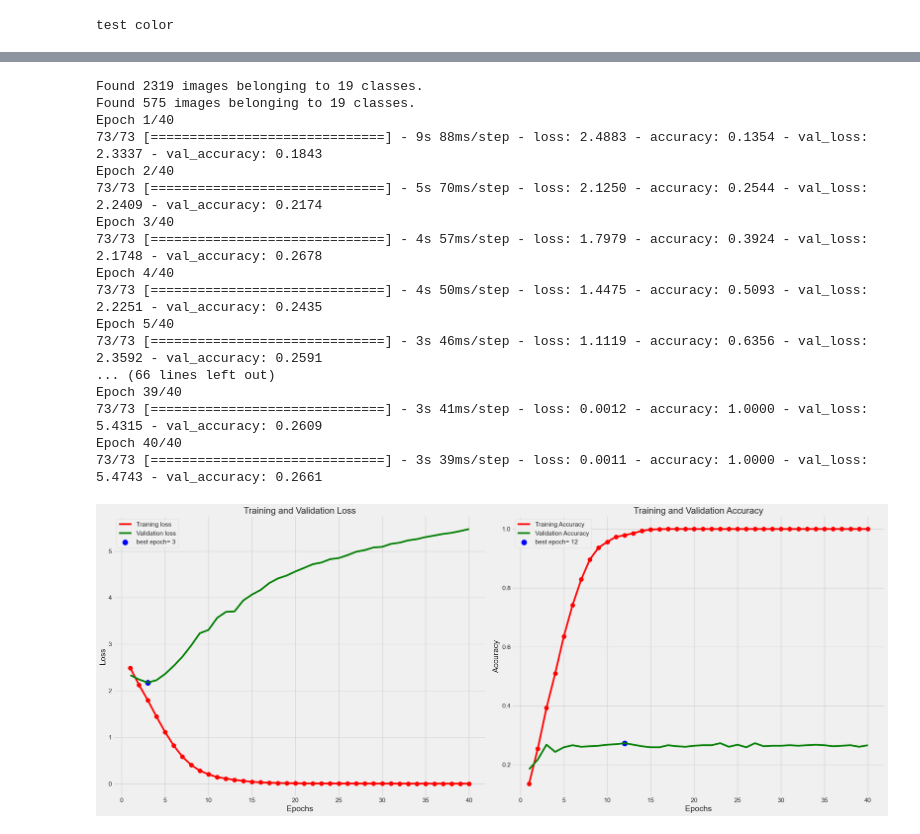
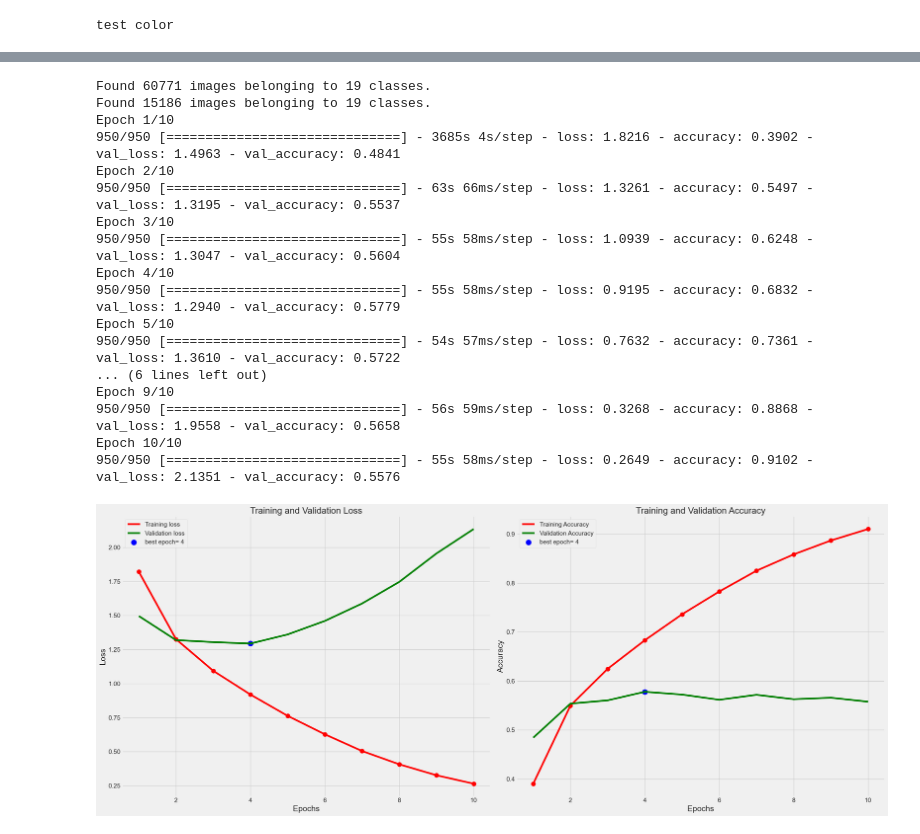
Before and after one commit to the-h-b/ckt_recognition, a Jupyter notebook: ckt_original.ipynb, the cells around one changed output, grey strips where cells are left out. Drawn from its saved outputs; the diff is of its cells as text; code cells hidden in the pictures.

```diff
--- a/ckt_original.ipynb
+++ b/ckt_original.ipynb
@@ -480,7 +480,7 @@ from tensorflow.keras.layers import Conv2D, MaxPooling2D, Flatten, Dense
 import matplotlib.pyplot as plt
 
 # Define the path to your dataset
-dataset_path = "E:\\Automatic-Circuit-Recognition-main\\trainData"
+dataset_path = "E:\\Research\\data\\train"
 
 # Set the image size
 img_size = (32, 32)
@@ -492,7 +492,7 @@ datagen = ImageDataGenerator(rescale=1./255, validation_split=0.2)
 train_gen = datagen.flow_from_directory(
     dataset_path,
     target_size=img_size,
-    batch_size=32,
+    batch_size=64,
     class_mode='categorical',
     subset='training',  # Use training subset
     seed=42,
@@ -502,7 +502,7 @@ train_gen = datagen.flow_from_directory(
 valid_gen = datagen.flow_from_directory(
     dataset_path,
     target_size=img_size,
-    batch_size=32,
+    batch_size=64,
     class_mode='categorical',
     subset='validation',  # Use validation subset
     seed=42,
@@ -522,7 +522,7 @@ model = Sequential([
 model.compile(optimizer='adam', loss='categorical_crossentropy', metrics=['accuracy'])
 
 # Train the model with your data and one-hot encoded labels
-epochs = 40  # Adjust as needed
+epochs = 10
 history = model.fit(train_gen, epochs=epochs, validation_data=valid_gen)
 
 def tr_plot(tr_data, start_epoch):
@@ -536,51 +536,51 @@ def tr_plot(tr_data, start_epoch):
     index_loss = np.argmin(vloss)  # this is the epoch with the lowest validation loss
     val_lowest = vloss[index_loss]
     index_acc = np.argmax(vacc)
     acc_highest = vacc[index_acc]
     plt.style.use('fivethirtyeight')
     sc_label = 'best epoch= ' + str(index_loss + 1 + start_epoch)
     vc_label = 'best epoch= ' + str(index_acc + 1 + start_epoch)
     fig, axes = plt.subplots(nrows=1, ncols=2, figsize=(25, 10))
     axes[0].plot(Epochs, tloss, 'r', label='Training loss')
     axes[0].plot(Epochs, vloss, 'g', label='Validation loss')
     axes[0].scatter(index_loss + 1 + start_epoch, val_lowest, s=150, c='blue', label=sc_label)
     axes[0].scatter(Epochs, tloss, s=100, c='red')
     axes[0].set_title('Training and Validation Loss')
     axes[0].set_xlabel('Epochs', fontsize=18)
     axes[0].set_ylabel('Loss', fontsize=18)
     axes[0].legend()
     axes[1].plot(Epochs, tacc, 'r', label='Training Accuracy')
     axes[1].scatter(Epochs, tacc, s=100, c='red')
     axes[1].plot(Epochs, vacc, 'g', label='Validation Accuracy')
     axes[1].scatter(index_acc + 1 + start_epoch, acc_highest, s=150, c='blue', label=vc_label)
     axes[1].set_title('Training and Validation Accuracy')
     axes[1].set_xlabel('Epochs', fontsize=18)
     axes[1].set_ylabel('Accuracy', fontsize=18)
     axes[1].legend()
     plt.tight_layout()
     plt.show()
     return index_loss
 
 loss_index = tr_plot(history, 0)
 # %% [output]
-Found 2319 images belonging to 19 classes.
-Found 575 images belonging to 19 classes.
-Epoch 1/40
-73/73 [==============================] - 9s 88ms/step - loss: 2.4883 - accuracy: 0.1354 - val_loss: 2.3337 - val_accuracy: 0.1843
-Epoch 2/40
-73/73 [==============================] - 5s 70ms/step - loss: 2.1250 - accuracy: 0.2544 - val_loss: 2.2409 - val_accuracy: 0.2174
-Epoch 3/40
-73/73 [==============================] - 4s 57ms/step - loss: 1.7979 - accuracy: 0.3924 - val_loss: 2.1748 - val_accuracy: 0.2678
-Epoch 4/40
-73/73 [==============================] - 4s 50ms/step - loss: 1.4475 - accuracy: 0.5093 - val_loss: 2.2251 - val_accuracy: 0.2435
-Epoch 5/40
-73/73 [==============================] - 3s 46ms/step - loss: 1.1119 - accuracy: 0.6356 - val_loss: 2.3592 - val_accuracy: 0.2591
-... (66 lines left out)
-Epoch 39/40
-73/73 [==============================] - 3s 41ms/step - loss: 0.0012 - accuracy: 1.0000 - val_loss: 5.4315 - val_accuracy: 0.2609
-Epoch 40/40
-73/73 [==============================] - 3s 39ms/step - loss: 0.0011 - accuracy: 1.0000 - val_loss: 5.4743 - val_accuracy: 0.2661
+Found 60771 images belonging to 19 classes.
+Found 15186 images belonging to 19 classes.
+Epoch 1/10
+950/950 [==============================] - 3685s 4s/step - loss: 1.8216 - accuracy: 0.3902 - val_loss: 1.4963 - val_accuracy: 0.4841
+Epoch 2/10
+950/950 [==============================] - 63s 66ms/step - loss: 1.3261 - accuracy: 0.5497 - val_loss: 1.3195 - val_accuracy: 0.5537
+Epoch 3/10
+950/950 [==============================] - 55s 58ms/step - loss: 1.0939 - accuracy: 0.6248 - val_loss: 1.3047 - val_accuracy: 0.5604
+Epoch 4/10
+950/950 [==============================] - 55s 58ms/step - loss: 0.9195 - accuracy: 0.6832 - val_loss: 1.2940 - val_accuracy: 0.5779
+Epoch 5/10
+950/950 [==============================] - 54s 57ms/step - loss: 0.7632 - accuracy: 0.7361 - val_loss: 1.3610 - val_accuracy: 0.5722
+... (6 lines left out)
+Epoch 9/10
+950/950 [==============================] - 56s 59ms/step - loss: 0.3268 - accuracy: 0.8868 - val_loss: 1.9558 - val_accuracy: 0.5658
+Epoch 10/10
+950/950 [==============================] - 55s 58ms/step - loss: 0.2649 - accuracy: 0.9102 - val_loss: 2.1351 - val_accuracy: 0.5576
-[figure, old version]
+[figure, new version]
 # %%
 from tensorflow.keras.preprocessing.image import ImageDataGenerator
 
```
Also changed, not shown: parts of 8 cells of this notebook.
